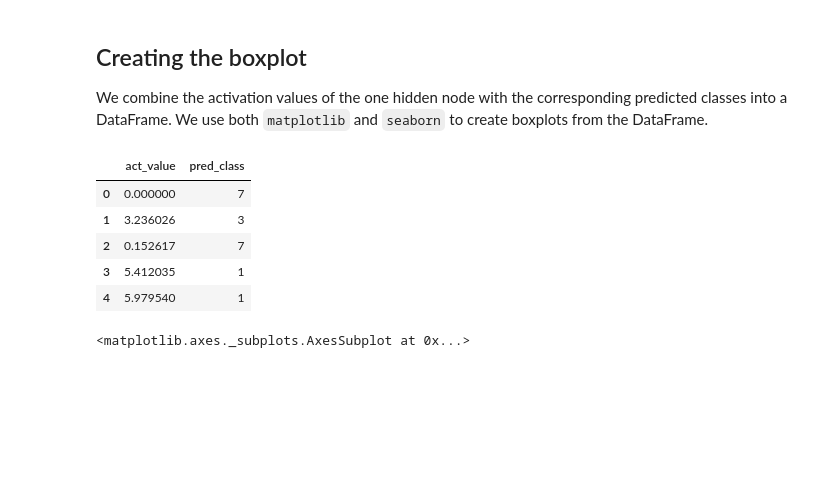
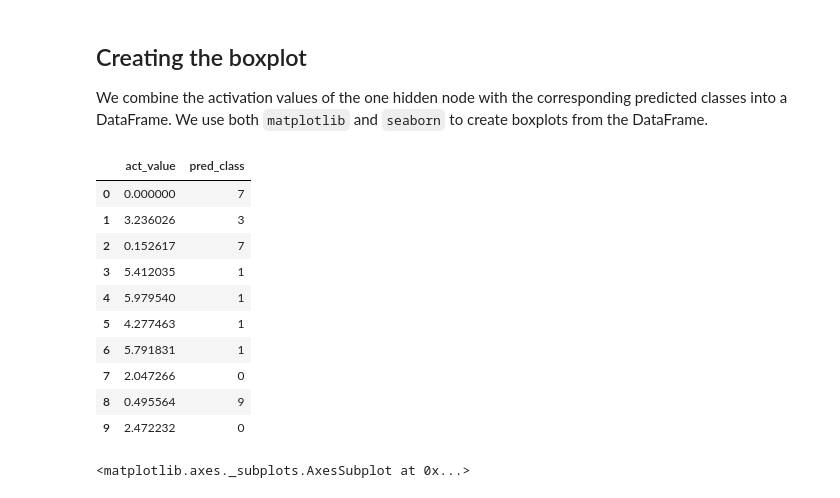
Before and after one commit to xixilili/MSDS_458_Public, a Jupyter notebook: MSDS458_Assignment_01/MSDS458_Assignment_01_Experiment1_20200324.ipynb, the cells around one changed output. Drawn from its saved outputs; the diff is of its cells as text; code cells hidden in the pictures; blank space fills up the shorter version.

```diff
--- a/MSDS458_Assignment_01/MSDS458_Assignment_01_Experiment1_20200324.ipynb
+++ b/MSDS458_Assignment_01/MSDS458_Assignment_01_Experiment1_20200324.ipynb
@@ -379,14 +379,19 @@ The sum of the probabilities is (approximately) 0.9999998807907104
 # %%
 boxplot_df = pd.DataFrame({'act_value':hidden_layer_activation.reshape(55000),
                            'pred_class':pred_classes})
-boxplot_df.head()
+boxplot_df.head(10)
 # %% [output]
 |  | act_value | pred_class |
 | 0 | 0.000000 | 7 |
 | 1 | 3.236026 | 3 |
 | 2 | 0.152617 | 7 |
 | 3 | 5.412035 | 1 |
 | 4 | 5.979540 | 1 |
+| 5 | 4.277463 | 1 |
+| 6 | 5.791831 | 1 |
+| 7 | 2.047266 | 0 |
+| 8 | 0.495564 | 9 |
+| 9 | 2.472232 | 0 |
 # %%
 # To see how closely the hidden nodes activation values correlate with the class predictions
 # Note that there were no 5s detected and that there were outliers for the activation values for the 6s
```
Also changed, not shown: parts of 5 cells of this notebook, 9 other files.
